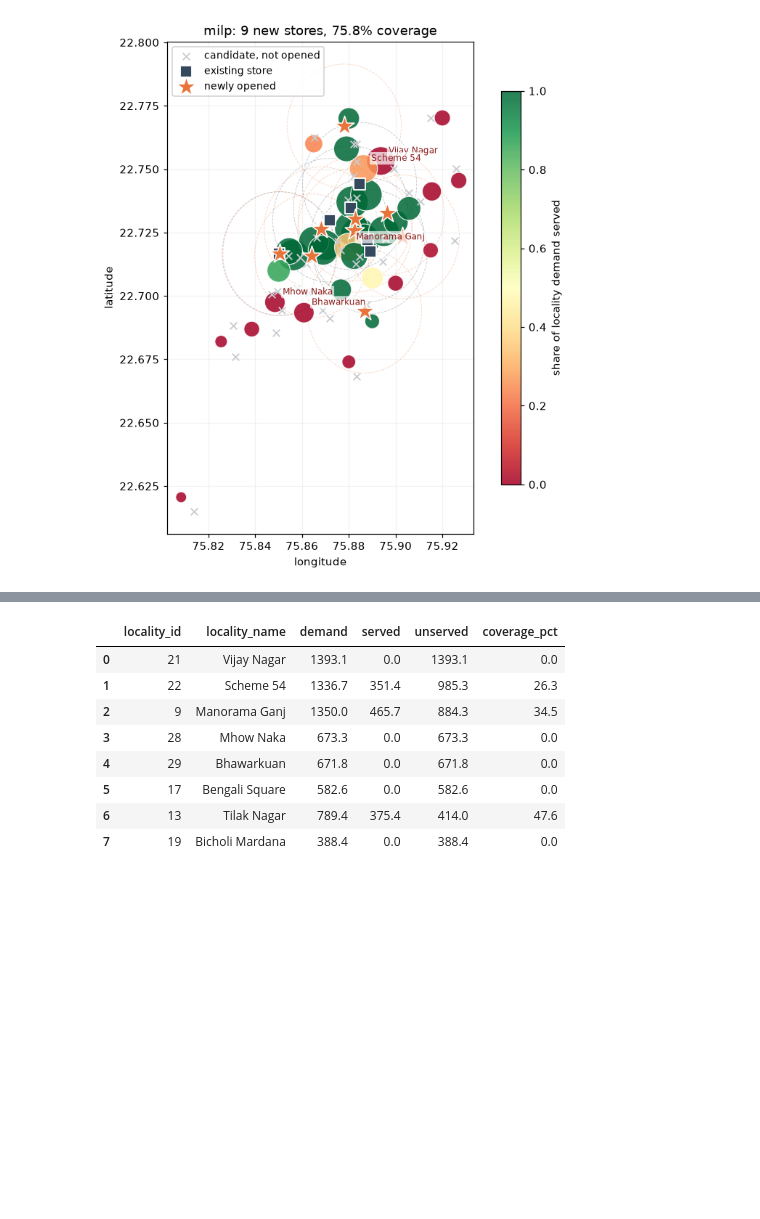
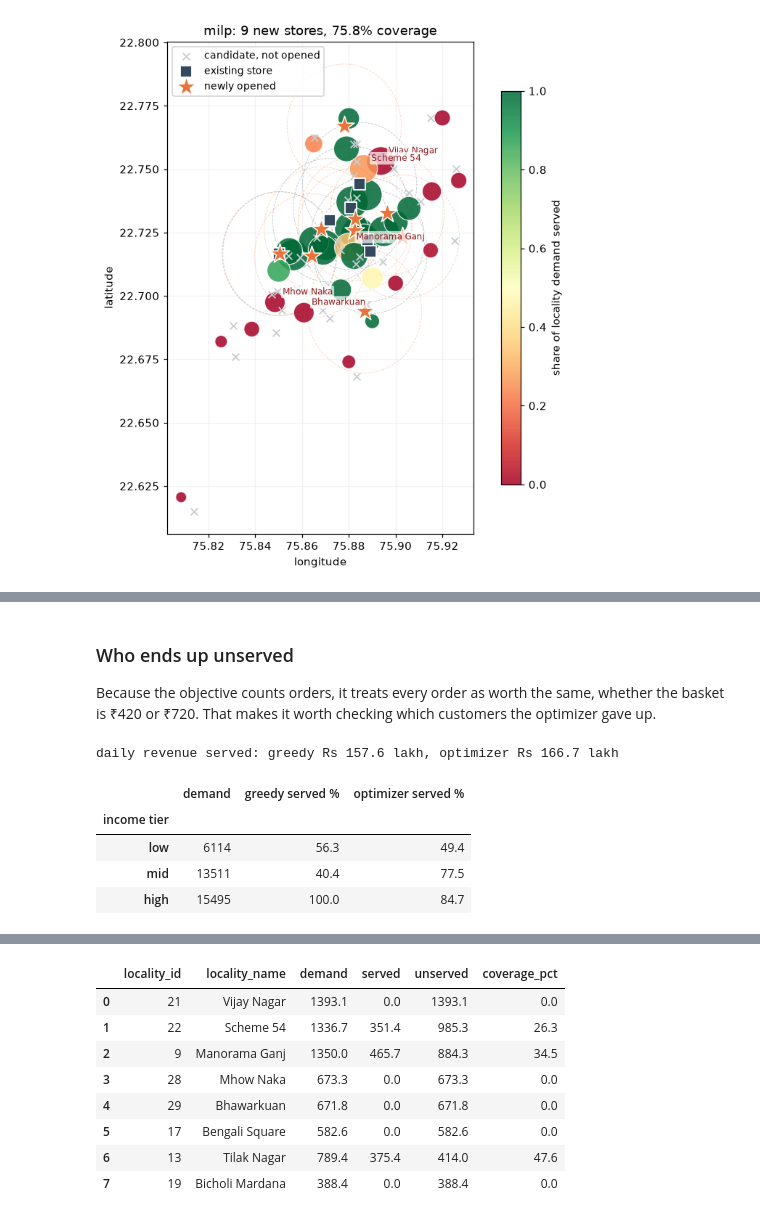
Before and after one commit to Amberss-Log/blinkit-darkstore-optimizer, a Jupyter notebook: notebook.ipynb, the cells around one changed output, grey strips where cells are left out. Drawn from its saved outputs; the diff is of its cells as text; code cells hidden in the pictures; blank space fills up the shorter version.

```diff
--- a/notebook.ipynb
+++ b/notebook.ipynb
@@ -599,0 +504,30 @@ trade-off visible rather than making it for you.
+# %% [markdown]
+### Who ends up unserved
+
+Because the objective counts orders, it treats every order as worth the same, whether the basket is ₹420 or
+₹720. That makes it worth checking which customers the optimizer gave up.
+# %%
+aov = localities["avg_order_value"].to_numpy(dtype=float)
+tiers = localities["avg_household_income_tier"].to_numpy()
+
+rows = []
+for tier in ["low", "mid", "high"]:
+    in_tier = tiers == tier
+    rows.append({
+        "income tier": tier,
+        "demand": round(demand[in_tier].sum()),
+        "greedy served %": round(100 * greedy.assignment[in_tier].sum() / demand[in_tier].sum(), 1),
+        "optimizer served %": round(100 * optimal.assignment[in_tier].sum() / demand[in_tier].sum(), 1),
+    })
+by_tier = pd.DataFrame(rows).set_index("income tier")
+
+revenue = lambda r: (r.assignment.sum(axis=1) * aov).sum() / 1e5
+print(f"daily revenue served: greedy Rs {revenue(greedy):.1f} lakh, optimizer Rs {revenue(optimal):.1f} lakh")
+by_tier
+# %% [output]
+daily revenue served: greedy Rs 157.6 lakh, optimizer Rs 166.7 lakh
+|  | demand | greedy served % | optimizer served % |
+| income tier |  |  |  |
+| low | 6114 | 56.3 | 49.4 |
+| mid | 13511 | 40.4 | 77.5 |
+| high | 15495 | 100.0 | 84.7 |
```
Also changed, not shown: parts of 59 cells of this notebook, 3 other files.
